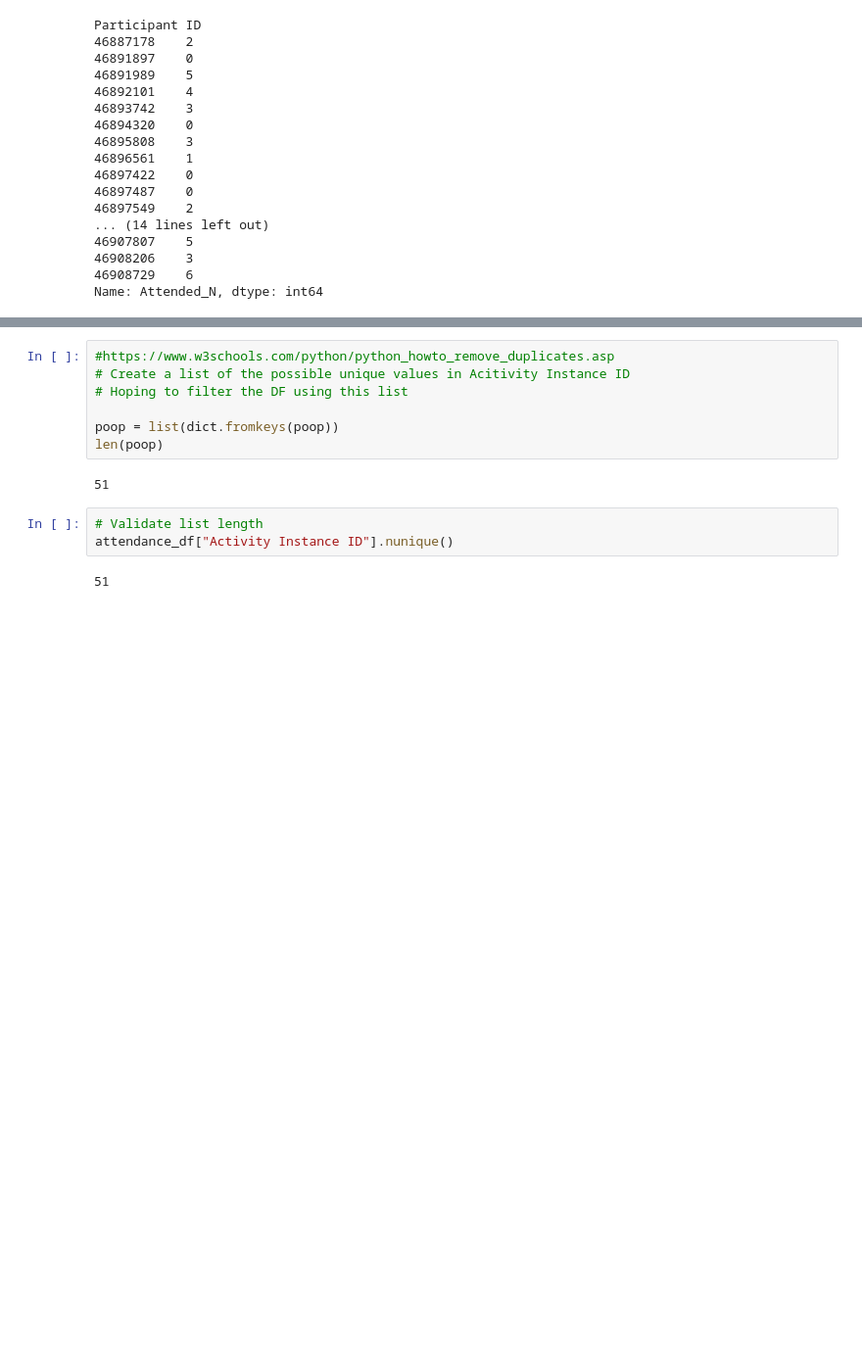
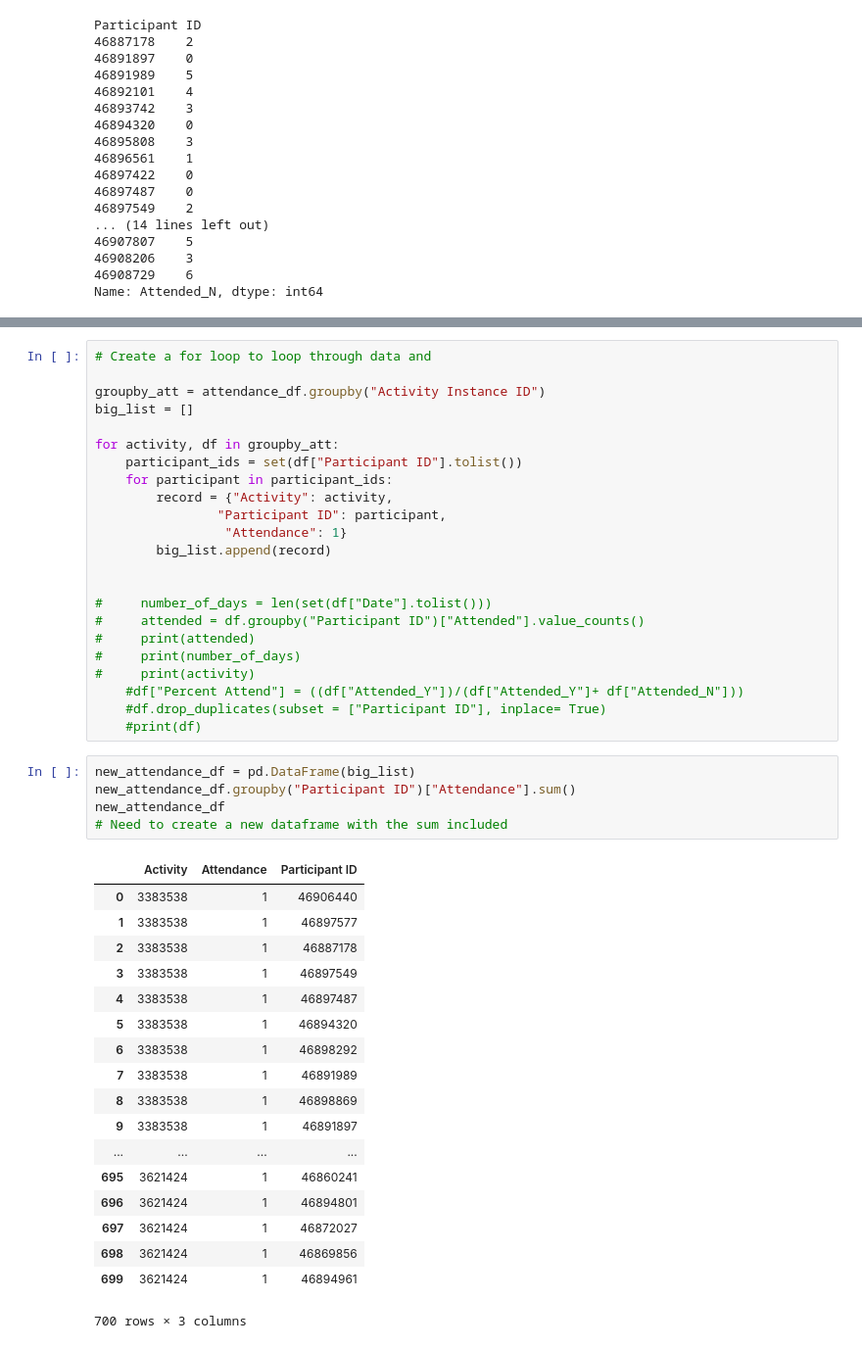
Before and after one commit to SladeMahoney/City_Surf_Project, a Jupyter notebook: Machine_Learning/Attendance_clean-Copy1.ipynb, the cells around one changed output, grey strips where cells are left out. Shown at 98% size. Drawn from its saved outputs; the diff is of its cells as text; blank space fills up the shorter version.

```diff
--- a/Machine_Learning/Attendance_clean-Copy1.ipynb
+++ b/Machine_Learning/Attendance_clean-Copy1.ipynb
@@ -560,14 +523,47 @@ poop
-# %%
-#https://www.w3schools.com/python/python_howto_remove_duplicates.asp
-# Create a list of the possible unique values in Acitivity Instance ID
-# Hoping to filter the DF using this list
-
-poop = list(dict.fromkeys(poop))
-len(poop)
-# %% [output]
-51
-# %%
-# Validate list length
-attendance_df["Activity Instance ID"].nunique()
-# %% [output]
-51
+# %%
+# Create a for loop to loop through data and
+
+groupby_att = attendance_df.groupby("Activity Instance ID")
+big_list = []
+
+for activity, df in groupby_att:
+    participant_ids = set(df["Participant ID"].tolist())
+    for participant in participant_ids:
+        record = {"Activity": activity,
+                "Participant ID": participant,
+                 "Attendance": 1}
+        big_list.append(record)
+
+
+#     number_of_days = len(set(df["Date"].tolist()))
+#     attended = df.groupby("Participant ID")["Attended"].value_counts()
+#     print(attended)
+#     print(number_of_days)
+#     print(activity)
+    #df["Percent Attend"] = ((df["Attended_Y"])/(df["Attended_Y"]+ df["Attended_N"]))
+    #df.drop_duplicates(subset = ["Participant ID"], inplace= True)
+    #print(df)
+# %%
+new_attendance_df = pd.DataFrame(big_list)
+new_attendance_df.groupby("Participant ID")["Attendance"].sum()
+new_attendance_df
+# Need to create a new dataframe with the sum included
+# %% [output]
+|  | Activity | Attendance | Participant ID |
+| 0 | 3383538 | 1 | 46906440 |
+| 1 | 3383538 | 1 | 46897577 |
+| 2 | 3383538 | 1 | 46887178 |
+| 3 | 3383538 | 1 | 46897549 |
+| 4 | 3383538 | 1 | 46897487 |
+| 5 | 3383538 | 1 | 46894320 |
+| 6 | 3383538 | 1 | 46898292 |
+| 7 | 3383538 | 1 | 46891989 |
+| 8 | 3383538 | 1 | 46898869 |
+| 9 | 3383538 | 1 | 46891897 |
+| ... | ... | ... | ... |
+| 695 | 3621424 | 1 | 46860241 |
+| 696 | 3621424 | 1 | 46894801 |
+| 697 | 3621424 | 1 | 46872027 |
+| 698 | 3621424 | 1 | 46869856 |
+| 699 | 3621424 | 1 | 46894961 |
+700 rows × 3 columns
```
Also changed, not shown: parts of 6 cells of this notebook, 7 other files.
